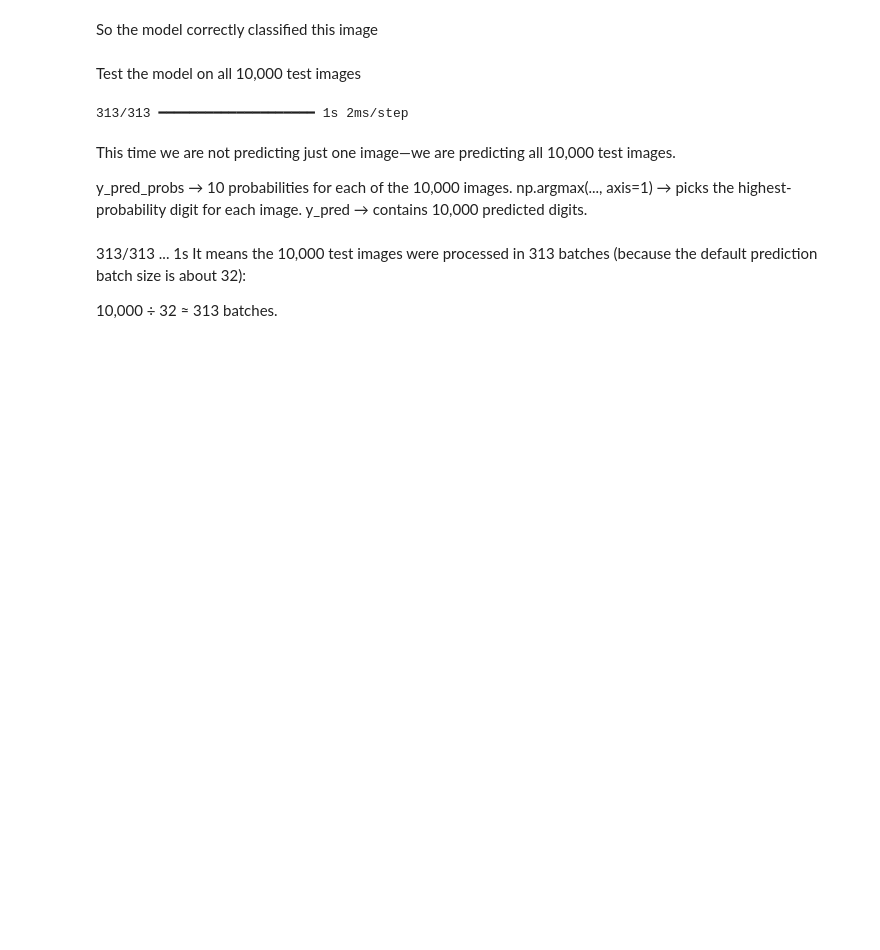
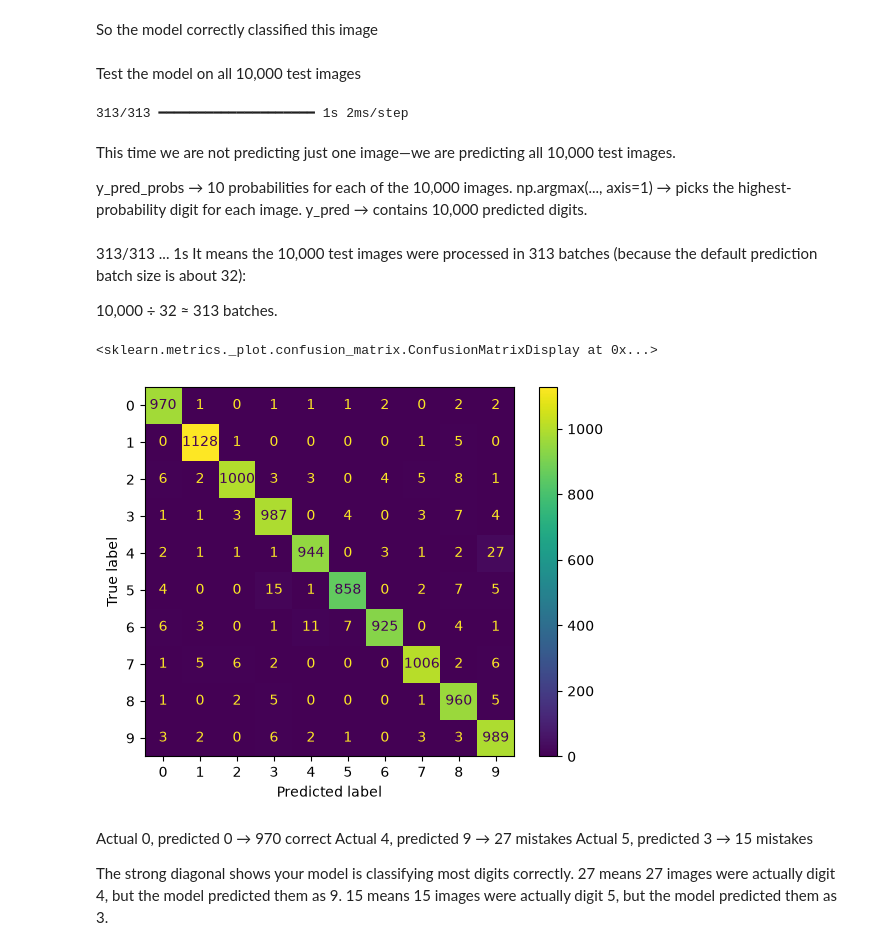
Before and after one commit to aishwari26/Handwritten-Digit-Recognition--MNIST---DEEP-LEARNING-, a Jupyter notebook: Handwritten Digit Recognition (MNIST).ipynb, the cells around one changed output. Saved outputs shown, nothing was run; the diff lists cells and outputs as text; code cells hidden in the pictures; blank space fills up the shorter version.

```diff
--- a/Handwritten Digit Recognition (MNIST).ipynb
+++ b/Handwritten Digit Recognition (MNIST).ipynb
@@ -558,3 +558,19 @@ y_pred → contains 10,000 predicted digits.
 10,000 ÷ 32 ≈ 313 batches.
 # %%
 #Confusion Matrix
+#Now that we have:y_pred which contains the 10,000 predicted digits,
+# we compare it with:y_test which contains the 10,000 actual digits.
+
+from sklearn.metrics import ConfusionMatrixDisplay
+ConfusionMatrixDisplay.from_predictions(y_test,y_pred)
+# %% [output]
+<sklearn.metrics._plot.confusion_matrix.ConfusionMatrixDisplay at 0x...>
+[figure, added]
+# %% [markdown]
+Actual 0, predicted 0 → 970 correct
+Actual 4, predicted 9 → 27 mistakes
+Actual 5, predicted 3 → 15 mistakes
+
+The strong diagonal shows your model is classifying most digits correctly.
+27 means 27 images were actually digit 4, but the model predicted them as 9.
+15 means 15 images were actually digit 5, but the model predicted them as 3.
```
Also changed, not shown: parts of 9 cells of this notebook.
